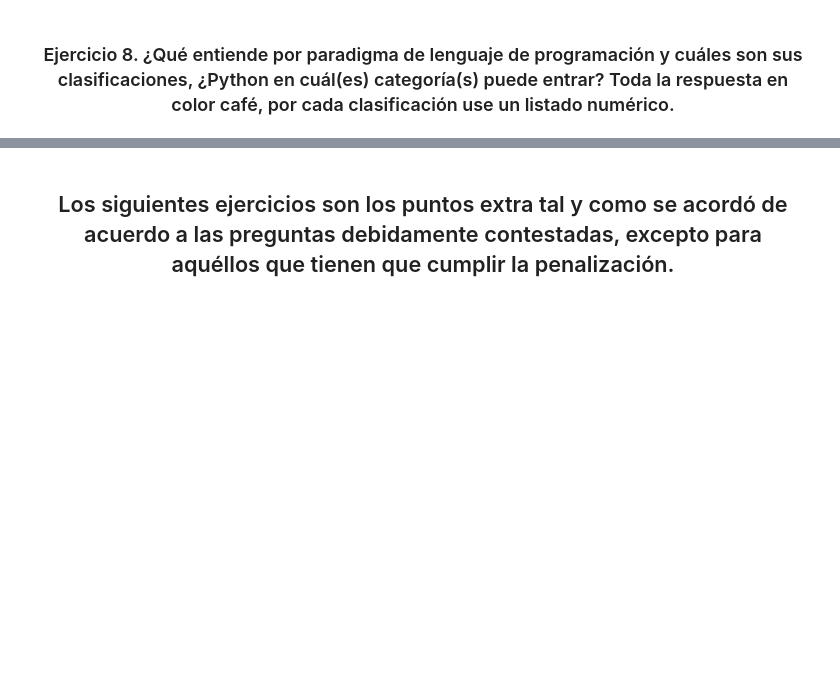
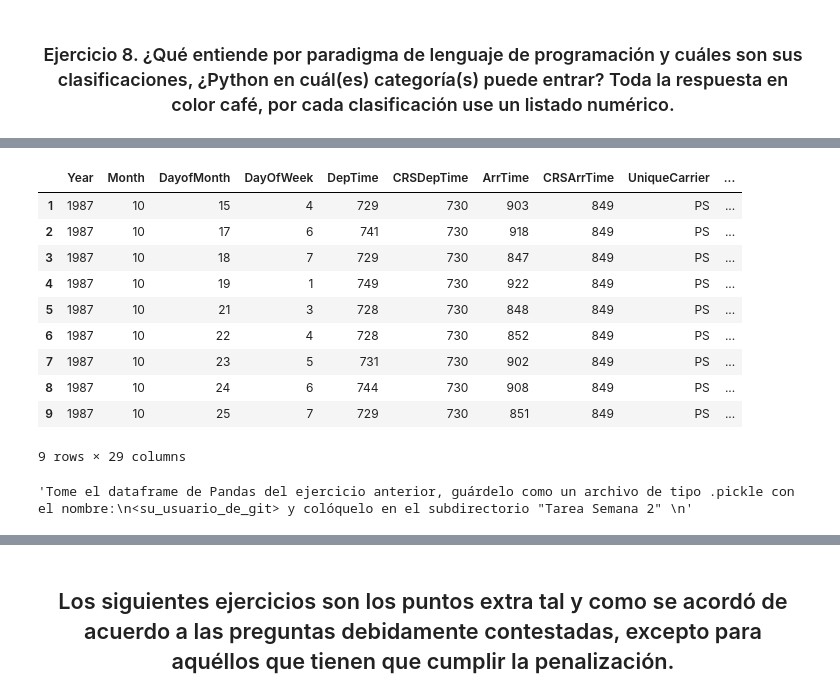
Before and after one commit to amcm329/aquinohaynada, a Jupyter notebook: urielmm/Tarea Semana 2/Tarea Semana 2.ipynb, the cells around one changed output, grey strips where cells are left out. Saved outputs shown, nothing was run; the diff lists cells and outputs as text; code cells hidden in the pictures; blank space fills up the shorter version.

Commit message:
Tarea Semana 2

```diff
--- a/urielmm/Tarea Semana 2/Tarea Semana 2.ipynb
+++ b/urielmm/Tarea Semana 2/Tarea Semana 2.ipynb
@@ -162,6 +250,24 @@ el encabezado, por ahora no se preocupe del tipo de dato.
+# %%
+dataframe = pd.read_csv("ejercicio_5.txt")
+# %%
+dataframe[1:10]
+# %% [output]
+|  | Year | Month | DayofMonth | DayOfWeek | DepTime | CRSDepTime | ArrTime | CRSArrTime | UniqueCarrier | ... |
+| 1 | 1987 | 10 | 15 | 4 | 729 | 730 | 903 | 849 | PS | ... |
+| 2 | 1987 | 10 | 17 | 6 | 741 | 730 | 918 | 849 | PS | ... |
+| 3 | 1987 | 10 | 18 | 7 | 729 | 730 | 847 | 849 | PS | ... |
+| 4 | 1987 | 10 | 19 | 1 | 749 | 730 | 922 | 849 | PS | ... |
+| 5 | 1987 | 10 | 21 | 3 | 728 | 730 | 848 | 849 | PS | ... |
+| 6 | 1987 | 10 | 22 | 4 | 728 | 730 | 852 | 849 | PS | ... |
+| 7 | 1987 | 10 | 23 | 5 | 731 | 730 | 902 | 849 | PS | ... |
+| 8 | 1987 | 10 | 24 | 6 | 744 | 730 | 908 | 849 | PS | ... |
+| 9 | 1987 | 10 | 25 | 7 | 729 | 730 | 851 | 849 | PS | ... |
+9 rows × 29 columns
 # %%
 #Ejercicio 10
 
 """Tome el dataframe de Pandas del ejercicio anterior, guárdelo como un archivo de tipo .pickle con el nombre:
 <su_usuario_de_git> y colóquelo en el subdirectorio "Tarea Semana 2"
 """
+# %% [output]
+'Tome el dataframe de Pandas del ejercicio anterior, guárdelo como un archivo de tipo .pickle con el nombre:\n<su_usuario_de_git> y colóquelo en el subdirectorio "Tarea Semana 2" \n'
```
Also changed, not shown: parts of 44 cells of this notebook, 8 other files.
